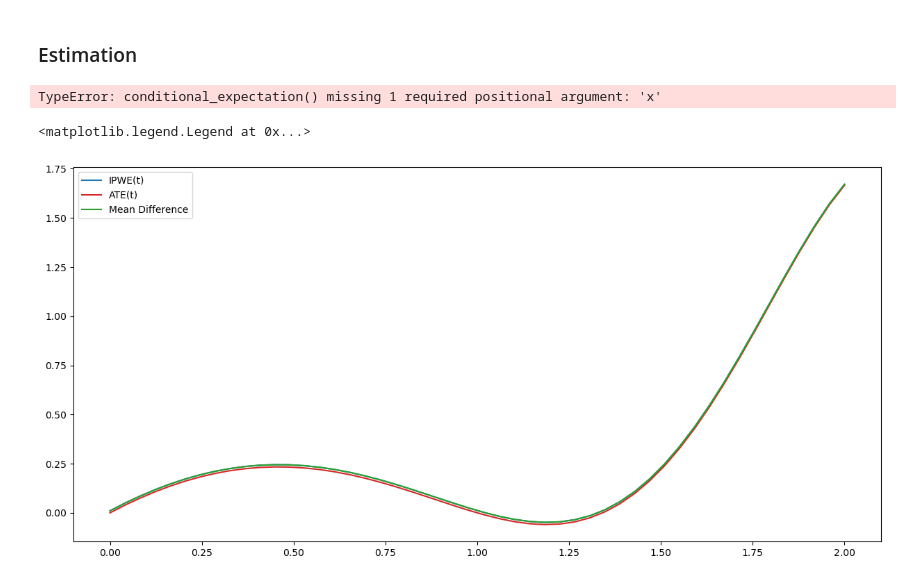
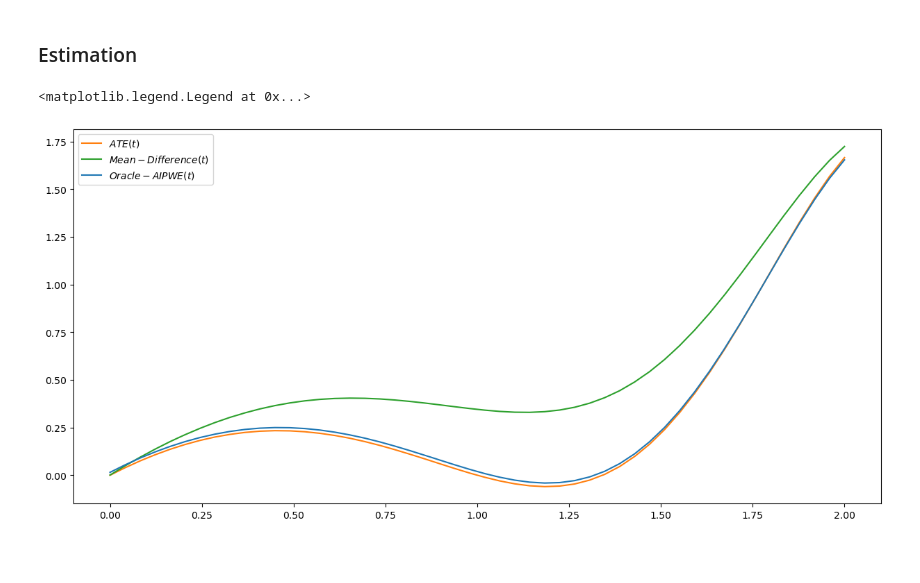
Before and after one commit to timmens/fte, a Jupyter notebook: src/fte/sandbox/simulation.ipynb, the cells around one changed output. Saved outputs shown, nothing was run; the diff lists cells and outputs as text; code cells hidden in the pictures; blank space fills up the shorter version.

```diff
--- a/src/fte/sandbox/simulation.ipynb
+++ b/src/fte/sandbox/simulation.ipynb
@@ -23,6 +32,6 @@ def conditional_expectation(
 # %%
-def average_treatment_effect(t: np.ndarray, *args, **kwargs):
-    return conditional_expectation(t=t, d=1, x=1) - conditional_expectation(
+def average_treatment_effect(t):
+    return _conditional_expectation(t=t, d=1, x=1) - _conditional_expectation(
         t=t,
         d=0,
         x=1,
@@ -48,10 +57,9 @@ ax.legend(
 ### Simulate
 # %%
 def simulate(n_samples: int, rng: np.random.Generator):
-    treatment_probability = propensity_score()
-
+    x = rng.uniform(0.5, 1.5, size=n_samples)
+    treatment_probability = propensity_score(x)
     d = rng.binomial(1, p=treatment_probability, size=n_samples)
-    x = rng.uniform(0.5, 1.5, size=n_samples)
 
     g = conditional_expectation(t=TIME_GRID, d=d, x=x)
 
@@ -98,21 +91,25 @@ def oracle_estimator(t, d, y):
 # %%
 def mean_difference(d, y):
     return y[d].mean(axis=0) - y[~d].mean(axis=0)
+# %%
+aipwe_estimator = get_aipwe_estimator(
+    name="oracle",
+    conditional_expectation=conditional_expectation,
+    propensity_score=propensity_score,
+)
 # %%
 res = {
-    "estimate": oracle_estimator(TIME_GRID, d=d, y=y)["estimate"],
     "ate": average_treatment_effect(TIME_GRID),
-    "md": mean_difference(d=d, y=y),
+    "mean_difference": mean_difference(d=d, y=y),
+    "aipwe": aipwe_estimator(x=x, y=y, d=d)["estimate"],
 }
-# %% [output]
-TypeError: conditional_expectation() missing 1 required positional argument: 'x'
 # %%
 fig, ax = plt.subplots(1, 1, figsize=(15, 7))
 
-_ = ax.plot(TIME_GRID, res["estimate"], color="tab:blue")
-_ = ax.plot(TIME_GRID, res["ate"], color="tab:red")
-_ = ax.plot(TIME_GRID, res["md"], color="tab:green")
-ax.legend(labels=["IPWE(t)", "ATE(t)", "Mean Difference"])
+_ = ax.plot(TIME_GRID, res["ate"], color="tab:orange")
+_ = ax.plot(TIME_GRID, res["mean_difference"], color="tab:green")
+_ = ax.plot(TIME_GRID, res["aipwe"], color="tab:blue")
+ax.legend(labels=["$ATE(t)$", "$Mean-Difference(t)$", "$Oracle-AIPWE(t)$"])
 # %% [output]
 <matplotlib.legend.Legend at 0x...>
-[figure, old version]
+[figure, new version]
```
Also changed, not shown: parts of 7 cells of this notebook, 1 other file.
